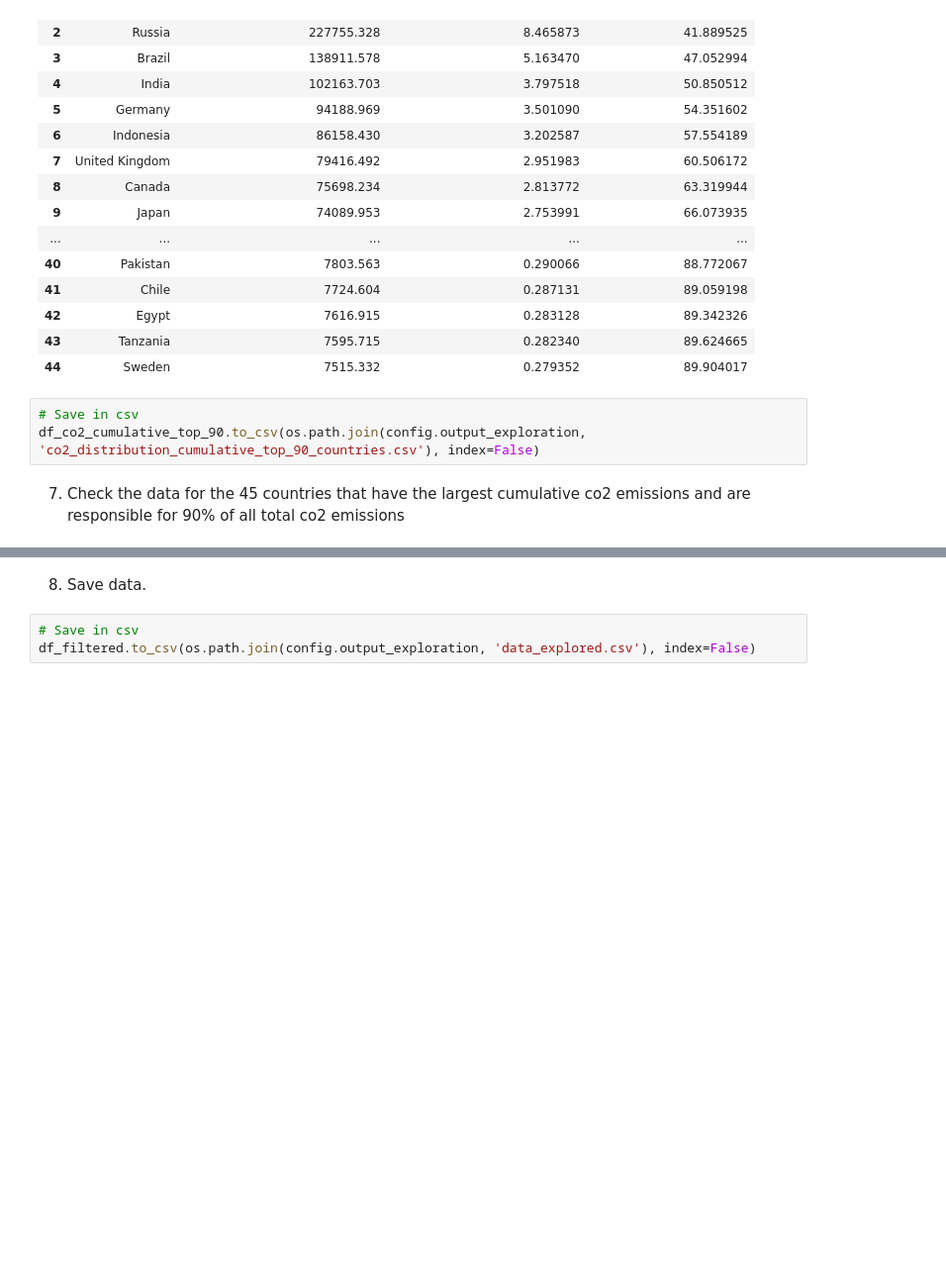
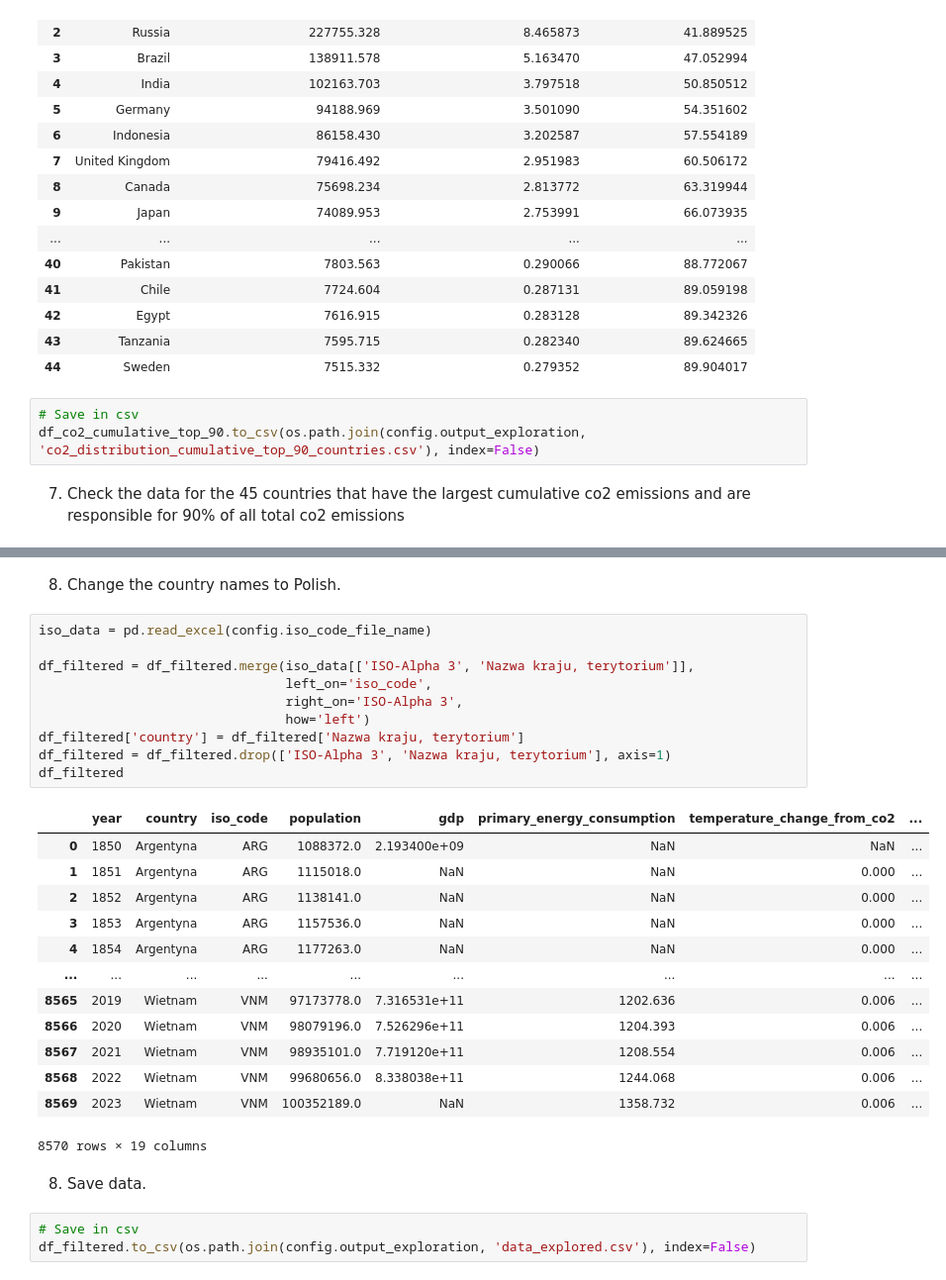
Before and after one commit to Bealtaine16/CO2_Emission, a Jupyter notebook: src/notebooks/1_data_exploration.ipynb, the cells around one changed output, grey strips where cells are left out. Shown at 99% size. Cells and saved outputs as stored; diff of their text form; blank space fills up the shorter version.

Commit message:
Data exploration

```diff
--- a/src/notebooks/1_data_exploration.ipynb
+++ b/src/notebooks/1_data_exploration.ipynb
@@ -292,3 +304,29 @@ df_filtered
+# %% [markdown]
+8. Change the country names to Polish.
+# %%
+iso_data = pd.read_excel(config.iso_code_file_name)
+
+df_filtered = df_filtered.merge(iso_data[['ISO-Alpha 3', 'Nazwa kraju, terytorium']],
+                                left_on='iso_code',
+                                right_on='ISO-Alpha 3',
+                                how='left')
+df_filtered['country'] = df_filtered['Nazwa kraju, terytorium']
+df_filtered = df_filtered.drop(['ISO-Alpha 3', 'Nazwa kraju, terytorium'], axis=1)
+df_filtered
+# %% [output]
+|  | year | country | iso_code | population | gdp | primary_energy_consumption | temperature_change_from_co2 | ... |
+| 0 | 1850 | Argentyna | ARG | 1088372.0 | 2.193400e+09 | NaN | NaN | ... |
+| 1 | 1851 | Argentyna | ARG | 1115018.0 | NaN | NaN | 0.000 | ... |
+| 2 | 1852 | Argentyna | ARG | 1138141.0 | NaN | NaN | 0.000 | ... |
+| 3 | 1853 | Argentyna | ARG | 1157536.0 | NaN | NaN | 0.000 | ... |
+| 4 | 1854 | Argentyna | ARG | 1177263.0 | NaN | NaN | 0.000 | ... |
+| ... | ... | ... | ... | ... | ... | ... | ... | ... |
+| 8565 | 2019 | Wietnam | VNM | 97173778.0 | 7.316531e+11 | 1202.636 | 0.006 | ... |
+| 8566 | 2020 | Wietnam | VNM | 98079196.0 | 7.526296e+11 | 1204.393 | 0.006 | ... |
+| 8567 | 2021 | Wietnam | VNM | 98935101.0 | 7.719120e+11 | 1208.554 | 0.006 | ... |
+| 8568 | 2022 | Wietnam | VNM | 99680656.0 | 8.338038e+11 | 1244.068 | 0.006 | ... |
+| 8569 | 2023 | Wietnam | VNM | 100352189.0 | NaN | 1358.732 | 0.006 | ... |
+8570 rows × 19 columns
 # %% [markdown]
 8. Save data.
 # %%
```
Also changed, not shown: parts of 3 cells of this notebook, 6 other files.
